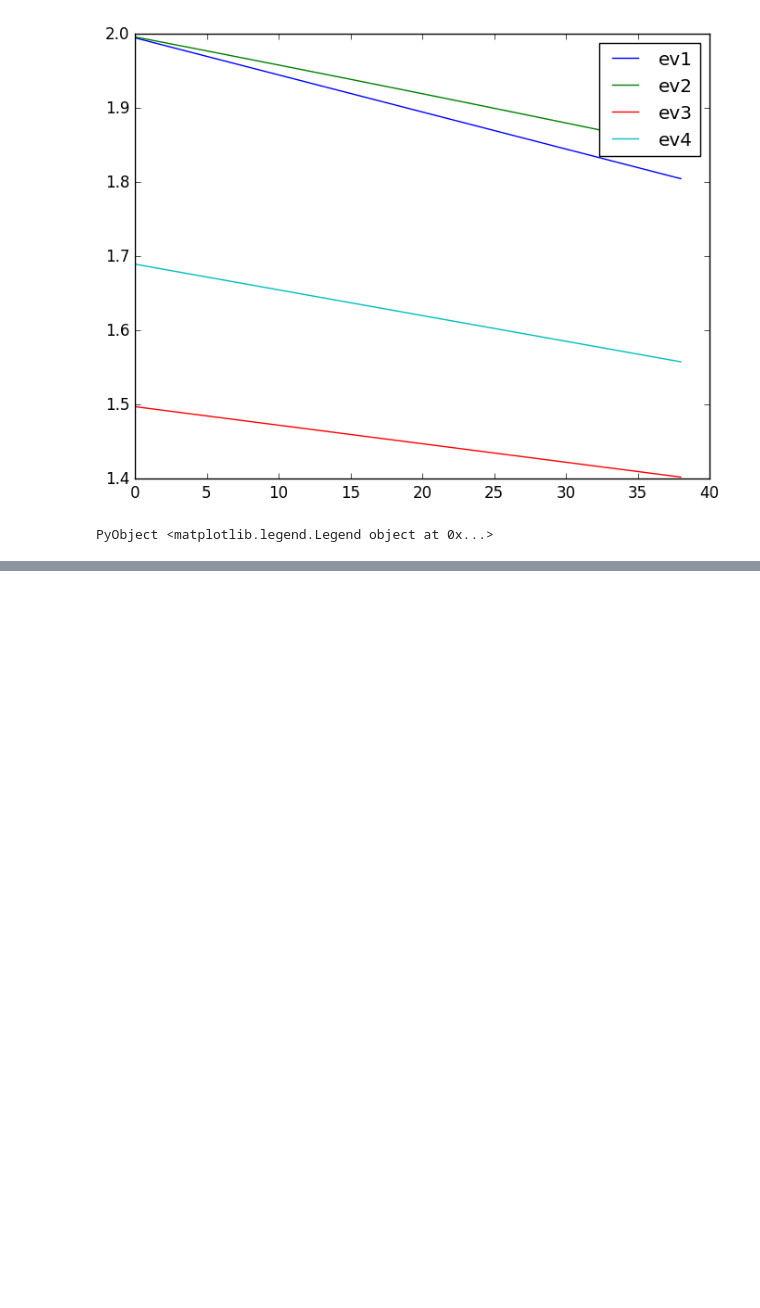
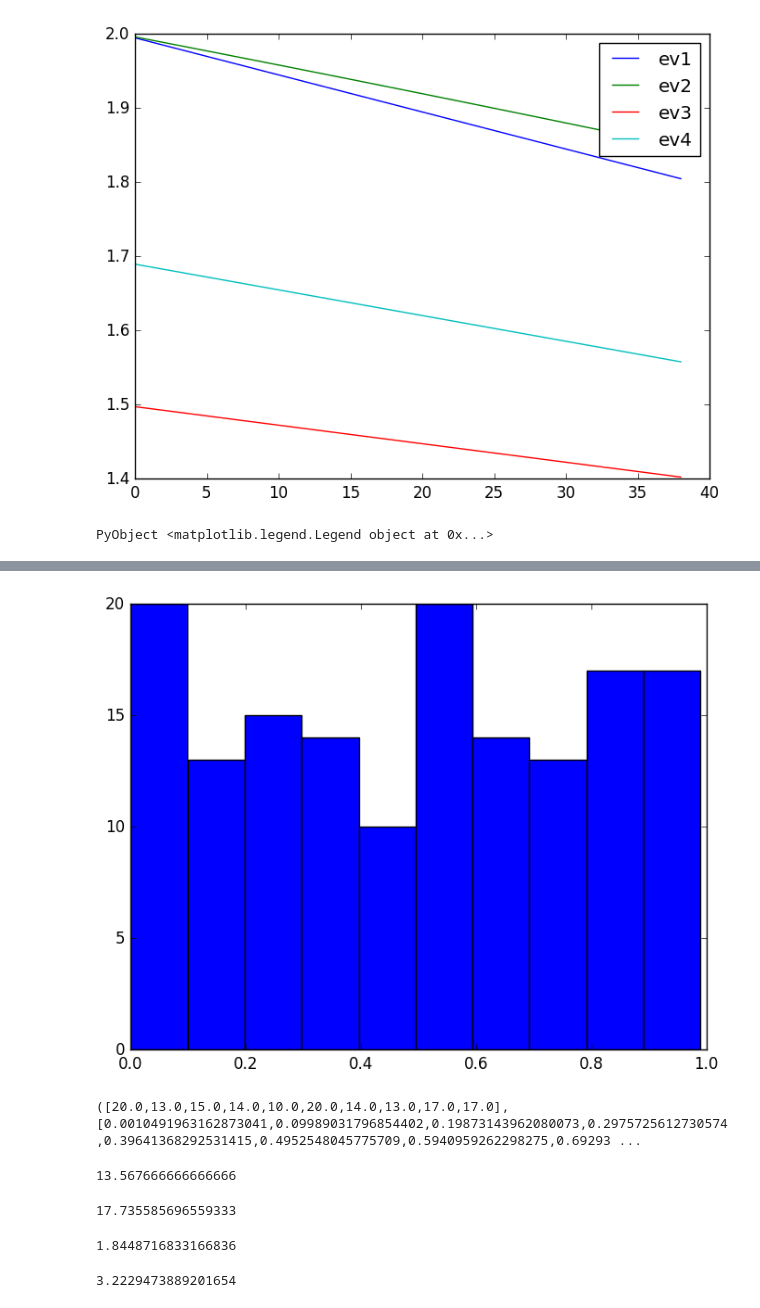
Before and after one commit to nswa17/-, a Jupyter notebook: demo.ipynb, the cells around one changed output, grey strips where cells are left out. Drawn from its saved outputs; the diff is of its cells as text; code cells hidden in the pictures; blank space fills up the shorter version.

```diff
--- a/demo.ipynb
+++ b/demo.ipynb
@@ -190,0 +245,22 @@ PyObject <matplotlib.legend.Legend object at 0x...>
+# %%
+fig, ax = subplots()
+ax[:hist]([f.preference for f in faculties_list])
+# %% [output]
+[figure, added]
+([20.0,13.0,15.0,14.0,10.0,20.0,14.0,13.0,17.0,17.0],[0.0010491963162873041,0.09989031796854402,0.19873143962080073,0.2975725612730574,0.39641368292531415,0.4952548045775709,0.5940959262298275,0.69293 ...
+# %%
+evaluate_matched(s_matched, s_prefs)
+# %% [output]
+13.567666666666666
+# %%
+evaluate_matched2(s_matched, s_prefs)
+# %% [output]
+17.735585696559333
+# %%
+evaluate_matched3(s_matched, s_prefs)
+# %% [output]
+1.8448716833166836
+# %%
+evaluate_matched4(s_matched, s_prefs)
+# %% [output]
+3.2229473889201654
```
Also changed, not shown: parts of 4 cells of this notebook, 3 other files.
